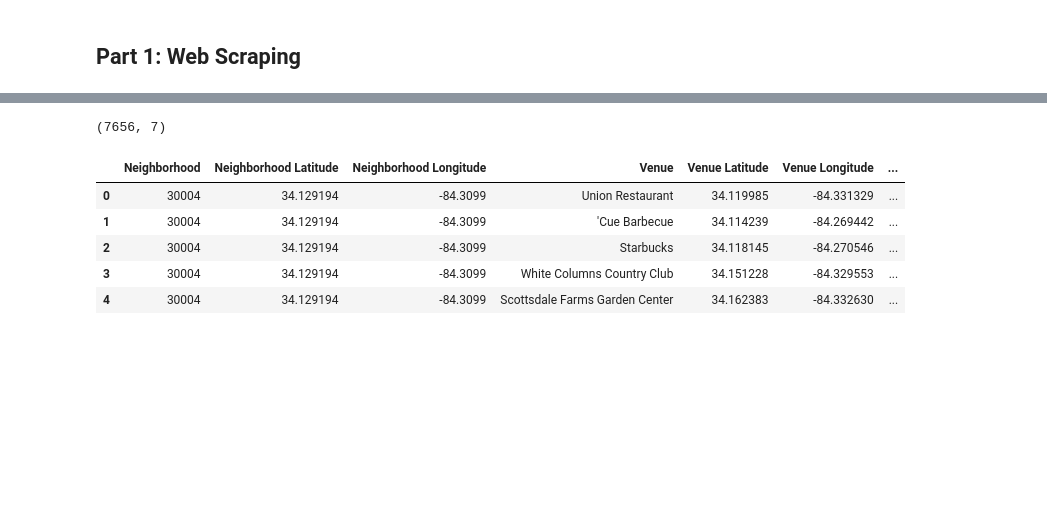
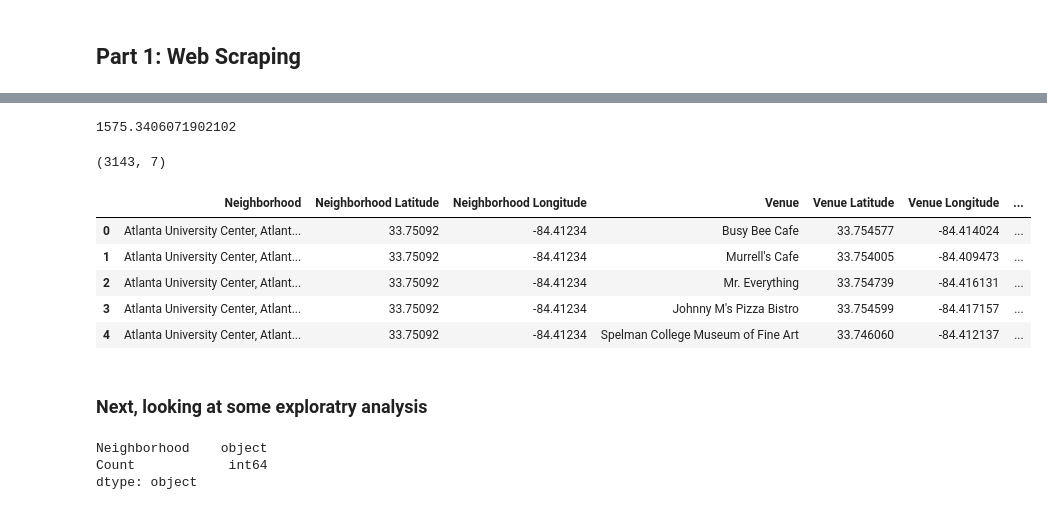
Before and after one commit to MattWittbrodt/capstone_project, a Jupyter notebook: Capstone_Week1_Business Problem.ipynb, the cells around one changed output, grey strips where cells are left out. Saved outputs shown, nothing was run; the diff lists cells and outputs as text; code cells hidden in the pictures; blank space fills up the shorter version.

Commit message:
compling the first part of the analysis

```diff
--- a/Capstone_Week1_Business Problem.ipynb
+++ b/Capstone_Week1_Business Problem.ipynb
@@ -126,0 +59,13 @@ all_df.head()
+# %%
+lat_lookup = []
+lng_lookup = []
+
+for n in d['NAME']:
+    lati,longi = get_lat_long(n)
+
+    lat_lookup.append(lati)
+    lng_lookup.append(longi)
+
+d['LATITUDE'] = lat_lookup
+d['LONGITUDE'] = lng_lookup
+d.head()
@@ -129,10 +81,10 @@ all_df.head()
 import folium
 
 # create map of New York using latitude and longitude values
-map_atl = folium.Map(location=[33.7676338, -84.5606894], zoom_start=10)
+map_atl = folium.Map(location=[33.7676338, -84.5606894], zoom_start=13)
 
 # add markers to map
-for lat, lng, borough in zip(all_df['latitude'], all_df['longitude'], all_df['zipcode']):
+for lat, lng, borough in zip(d['LATITUDE'], d['LONGITUDE'], d['NAME']):
     #label = str(borough)
     #label = folium.Popup(label, parse_html=True)
     folium.CircleMarker(
@@ -165,11 +117,11 @@ Therefore, I am going to look at data analysis which focuses on the locations, i
 ## Part 1: Web Scraping
 # %%
 # Using this function from earlier in the course
-def getNearbyVenues(names, latitudes, longitudes, radius=500):
+def getNearbyVenues(names, latitudes, longitudes, radius):
 
     venues_list=[]
-    for name, lat, lng in zip(names, latitudes, longitudes):
-        #print(name)
+    for name, lat, lng, rad in zip(names, latitudes, longitudes, radius):
+
 
         # create the API request URL
         url = 'https://api.foursquare.com/v2/venues/explore?&client_id={}&client_secret={}&v={}&ll={},{}&radius={}&limit={}'.format(
@@ -178,11 +130,11 @@ def getNearbyVenues(names, latitudes, longitudes, radius=500):
             VERSION,
             lat,
             lng,
-            radius,
-            LIMIT)
+            rad,
+            400)
 
         # make the GET request
-        results = requests.get(url).json()["response"]['groups'][0]['items']
+        results = requests.get(url).json()['response']['groups'][0]['items']
 
         # return only relevant information for each nearby venue
         venues_list.append([(
@@ -219,13 +165,33 @@ atl_venues = getNearbyVenues(names=all_df['zipcode'],
+# %%
+max(d['RADIUS'])
+# %% [output]
+1575.3406071902102
+# %%
+LIMIT = 100
+atl_venues2 = getNearbyVenues(names = d['NAME'],
+                             latitudes = d['LATITUDE'],
+                             longitudes = d['LONGITUDE'],
+                             radius = d['RADIUS'])
 # %%
-atl_venues.shape
+atl_venues2.shape
 # %% [output]
-(7656, 7)
+(3143, 7)
 # %%
-atl_venues.head()
+atl_venues2.head()
 # %% [output]
 |  | Neighborhood | Neighborhood Latitude | Neighborhood Longitude | Venue | Venue Latitude | Venue Longitude | ... |
-| 0 | 30004 | 34.129194 | -84.3099 | Union Restaurant | 34.119985 | -84.331329 | ... |
-| 1 | 30004 | 34.129194 | -84.3099 | 'Cue Barbecue | 34.114239 | -84.269442 | ... |
-| 2 | 30004 | 34.129194 | -84.3099 | Starbucks | 34.118145 | -84.270546 | ... |
-| 3 | 30004 | 34.129194 | -84.3099 | White Columns Country Club | 34.151228 | -84.329553 | ... |
-| 4 | 30004 | 34.129194 | -84.3099 | Scottsdale Farms Garden Center | 34.162383 | -84.332630 | ... |
+| 0 | Atlanta University Center, Atlant... | 33.75092 | -84.41234 | Busy Bee Cafe | 33.754577 | -84.414024 | ... |
+| 1 | Atlanta University Center, Atlant... | 33.75092 | -84.41234 | Murrell's Cafe | 33.754005 | -84.409473 | ... |
+| 2 | Atlanta University Center, Atlant... | 33.75092 | -84.41234 | Mr. Everything | 33.754739 | -84.416131 | ... |
+| 3 | Atlanta University Center, Atlant... | 33.75092 | -84.41234 | Johnny M's Pizza Bistro | 33.754599 | -84.417157 | ... |
+| 4 | Atlanta University Center, Atlant... | 33.75092 | -84.41234 | Spelman College Museum of Fine Art | 33.746060 | -84.412137 | ... |
+# %% [markdown]
+### Next, looking at some exploratry analysis
+# %%
+# getting Counts
+counts = atl_venues2.groupby('Neighborhood').count().sort_values('Venue', ascending = False).reset_index()[['Neighborhood','Venue']]
+counts.columns = ['Neighborhood','Count']
+# %% [output]
+Neighborhood    object
+Count            int64
+dtype: object
```
Also changed, not shown: parts of 32 cells of this notebook, 3 other files.
